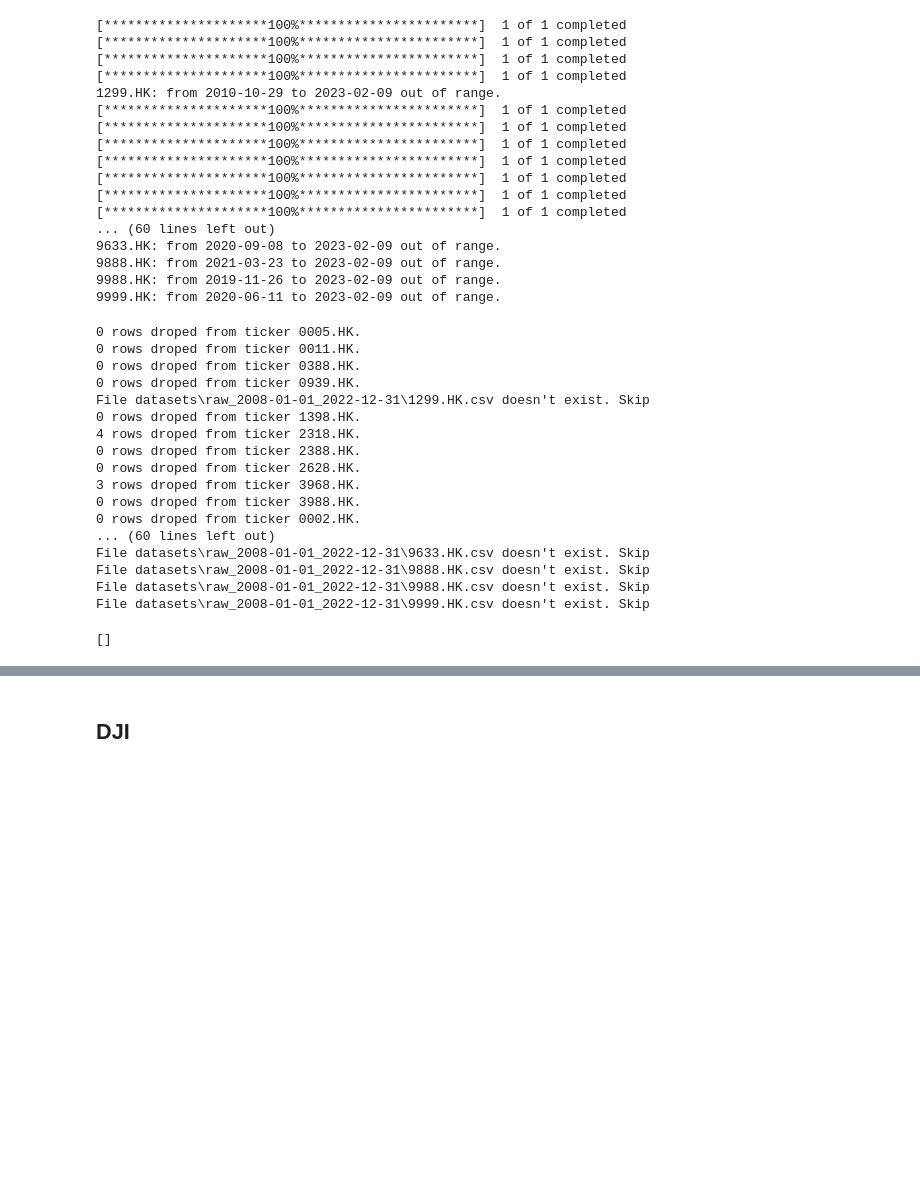
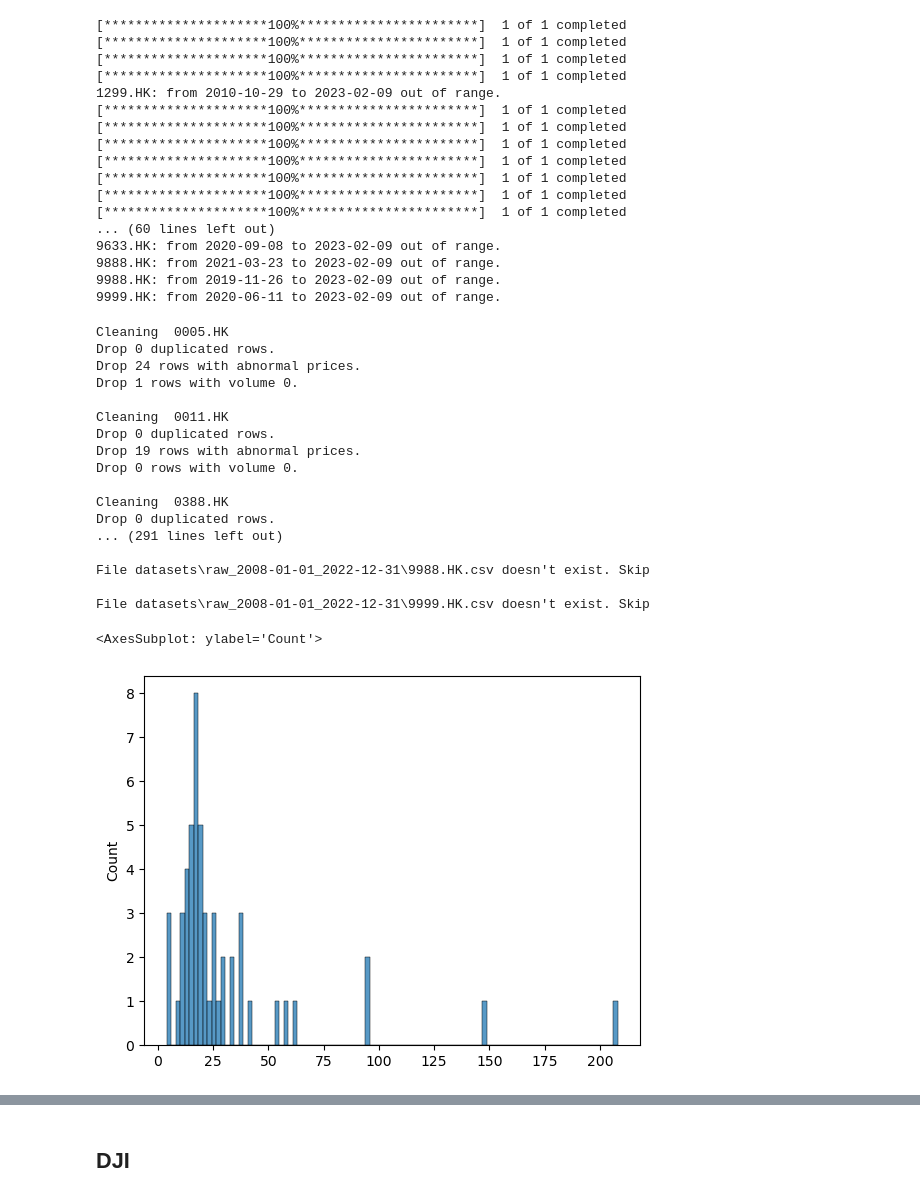
Before and after one commit to freedom5wind/StockTrading, a Jupyter notebook: ExpMultiStockTrading.ipynb, the cells around one changed output, grey strips where cells are left out. Drawn from its saved outputs; the diff is of its cells as text; code cells hidden in the pictures; blank space fills up the shorter version.

```diff
--- a/ExpMultiStockTrading.ipynb
+++ b/ExpMultiStockTrading.ipynb
@@ -267,0 +427,2 @@ File datasets\raw_2008-01-01_2022-12-31\688599.SS.csv doesn't exist. Skip
+# %%
+df_tics_feat.fillna(method='bfill', inplace=True)
@@ -267,0 +442,8 @@ File datasets\raw_2008-01-01_2022-12-31\688599.SS.csv doesn't exist. Skip
+# %%
+# save
+for tic in df_tics_feat.tic.unique():
+    df = df_tics_feat[df_tics_feat['tic'] == tic].drop(columns=['close_', 'tic'])
+    csv_path = os.path.join(PREPROCESSED_SSE50_DIR, f'{tic}.csv')
+    if not os.path.exists(csv_path):
+        print(f'Saving {tic}.')
+        df.to_csv(csv_path, index=False)
@@ -396,23 +597,29 @@ download_ticker_with_yfince_within_range(tic_list, TRAIN_START_DAY, TRADE_END_DA
 9988.HK: from 2019-11-26 to 2023-02-09 out of range.
 9999.HK: from 2020-06-11 to 2023-02-09 out of range.
 # %%
-preprocess_data(tic_list, RAW_DATA_WITHIN_RANGE_DIR, PREPROCESSED_HSI_DIR)
+df_tics = load_data(tic_list, RAW_DATA_WITHIN_RANGE_DIR)
 # %% [output]
-0 rows droped from ticker 0005.HK.
-0 rows droped from ticker 0011.HK.
-0 rows droped from ticker 0388.HK.
-0 rows droped from ticker 0939.HK.
-File datasets\raw_2008-01-01_2022-12-31\1299.HK.csv doesn't exist. Skip
-0 rows droped from ticker 1398.HK.
-4 rows droped from ticker 2318.HK.
-0 rows droped from ticker 2388.HK.
-0 rows droped from ticker 2628.HK.
-3 rows droped from ticker 3968.HK.
-0 rows droped from ticker 3988.HK.
-0 rows droped from ticker 0002.HK.
-... (60 lines left out)
-File datasets\raw_2008-01-01_2022-12-31\9633.HK.csv doesn't exist. Skip
-File datasets\raw_2008-01-01_2022-12-31\9888.HK.csv doesn't exist. Skip
+Cleaning  0005.HK
+Drop 0 duplicated rows.
+Drop 24 rows with abnormal prices.
+Drop 1 rows with volume 0.
+
+Cleaning  0011.HK
+Drop 0 duplicated rows.
+Drop 19 rows with abnormal prices.
+Drop 0 rows with volume 0.
+
+Cleaning  0388.HK
+Drop 0 duplicated rows.
+... (291 lines left out)
+
 File datasets\raw_2008-01-01_2022-12-31\9988.HK.csv doesn't exist. Skip
+
 File datasets\raw_2008-01-01_2022-12-31\9999.HK.csv doesn't exist. Skip
-[]
+# %%
+na_count = df_tics.pivot_table(index='date', columns=['tic']).isna().close.sum()
+# %%
+sns.histplot(na_count, bins=100)
+# %% [output]
+<AxesSubplot: ylabel='Count'>
+[figure, added]
```
Also changed, not shown: parts of 53 cells of this notebook, 1 other file.
